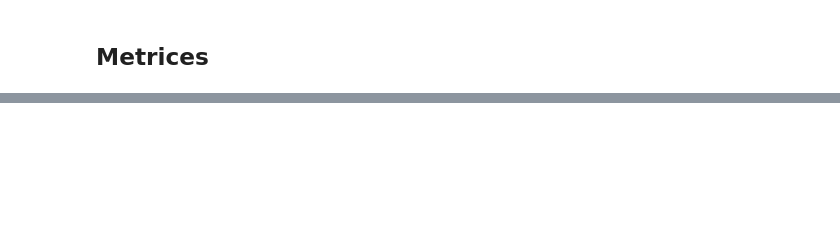
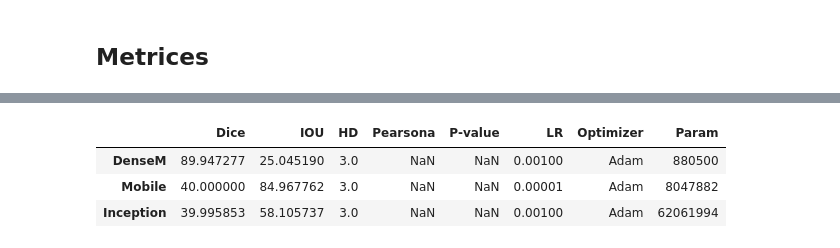
Before and after one commit to MahBadran93/Covid19Segmentation, a Jupyter notebook: SSIProject.ipynb, the cells around one changed output, grey strips where cells are left out. Cells and saved outputs as stored; diff of their text form; code cells hidden in the pictures; blank space fills up the shorter version.

Commit message:
Dense Final Model

```diff
--- a/SSIProject.ipynb
+++ b/SSIProject.ipynb
@@ -207,0 +235,57 @@ None
+# %%
+#========================= Evaluate ==============================================
+scoreDense =model.evaluate(X_tset,Y_test,batch_size=26)
+scoreMobile =mobileModel.evaluate(X_tset,Y_test,batch_size=26)
+scoreInception =inceptionModel.evaluate(X_tset,Y_test,batch_size=26)
+
+#=======================Find predections==========================================
+predDense= model.predict(X_tset)
+predMobile= mobileModel.predict(X_tset)
+predInception= inceptionModel.predict(X_tset)
+
+# merge the labels in last axis, test and predict from dense model
+pred_merge = np.argmax(predDense, axis = 3)
+test = np.argmax(Y_test, axis = 3)
+# %%
+# ======================= Metrices & Statistics====================================
+
+# Dice Cof for mobile & Inception. ?? Ask difference between calling dice in compile and in standalone function
+cofMobile = met.dice_coef(Y_test,predMobile)
+cofInception = met.dice_coef(Y_test,predInception)
+
+# Jaccard(IOU), for Dense model ??
+iouDense = met.jc(Y_test,predDense)
+iouMobile = met.jc(Y_test,predInception)
+
+# Hausdorff Distance ??
+hdDense = met.Hausdorff(Y_test,predDense)
+hdMobile = met.Hausdorff(Y_test,predMobile)
+hdInception = met.Hausdorff(Y_test,predInception)
+
+
+# Pearsona & P-value, returns null ?????
+pDense = met.pearsonr_Corr(Y_test,predDense)
+
+# ................ Table Parameters..............................................
+
+# Import pandas library
+import pandas as pd
+
+data = {'Dice':[scoreDense[1]*100,cofMobile*100,cofInception*100],
+        'IOU':[iouDense*100,scoreMobile[1]*100,scoreInception[1]*100],
+        'HD':[hdDense, hdMobile, hdInception],
+        'Pearsona':[pDense[0], pMobile[0], pIncep[0]],
+        'P-value':[pDense[1], pMobile[1], pIncep[1]],
+        'LR':[0.001, 0.00001, 0.001],
+        'Optimizer':['Adam', 'Adam', 'Adam'],
+        'Param':[model.count_params(),mobileModel.count_params(), inceptionModel.count_params() ]}
+# Create the pandas DataFrame
+df = pd.DataFrame(data,index =['DenseM', 'Mobile', 'Inception'])
+
+# print dataframe.
+df
+# %% [output]
+|  | Dice | IOU | HD | Pearsona | P-value | LR | Optimizer | Param |
+| DenseM | 89.947277 | 25.045190 | 3.0 | NaN | NaN | 0.00100 | Adam | 880500 |
+| Mobile | 40.000000 | 84.967762 | 3.0 | NaN | NaN | 0.00001 | Adam | 8047882 |
+| Inception | 39.995853 | 58.105737 | 3.0 | NaN | NaN | 0.00100 | Adam | 62061994 |
```
Also changed, not shown: parts of 19 cells of this notebook, 24 other files.
